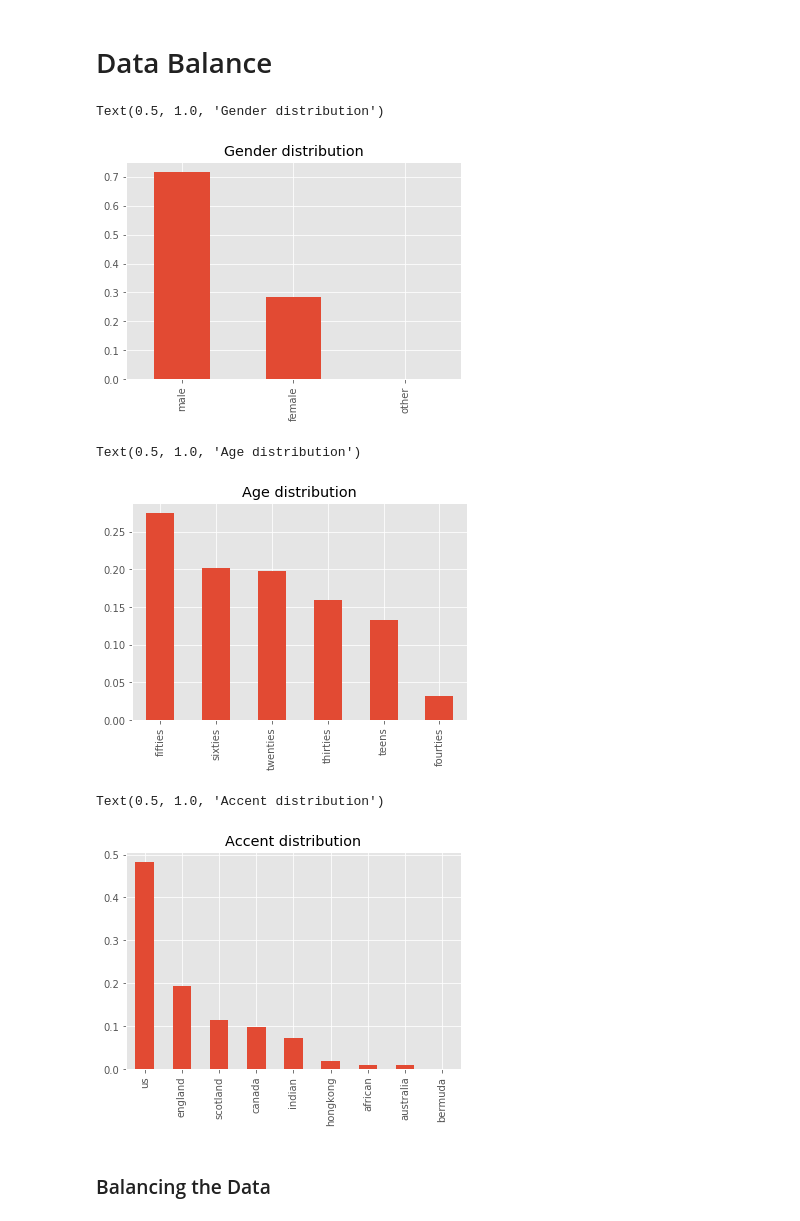
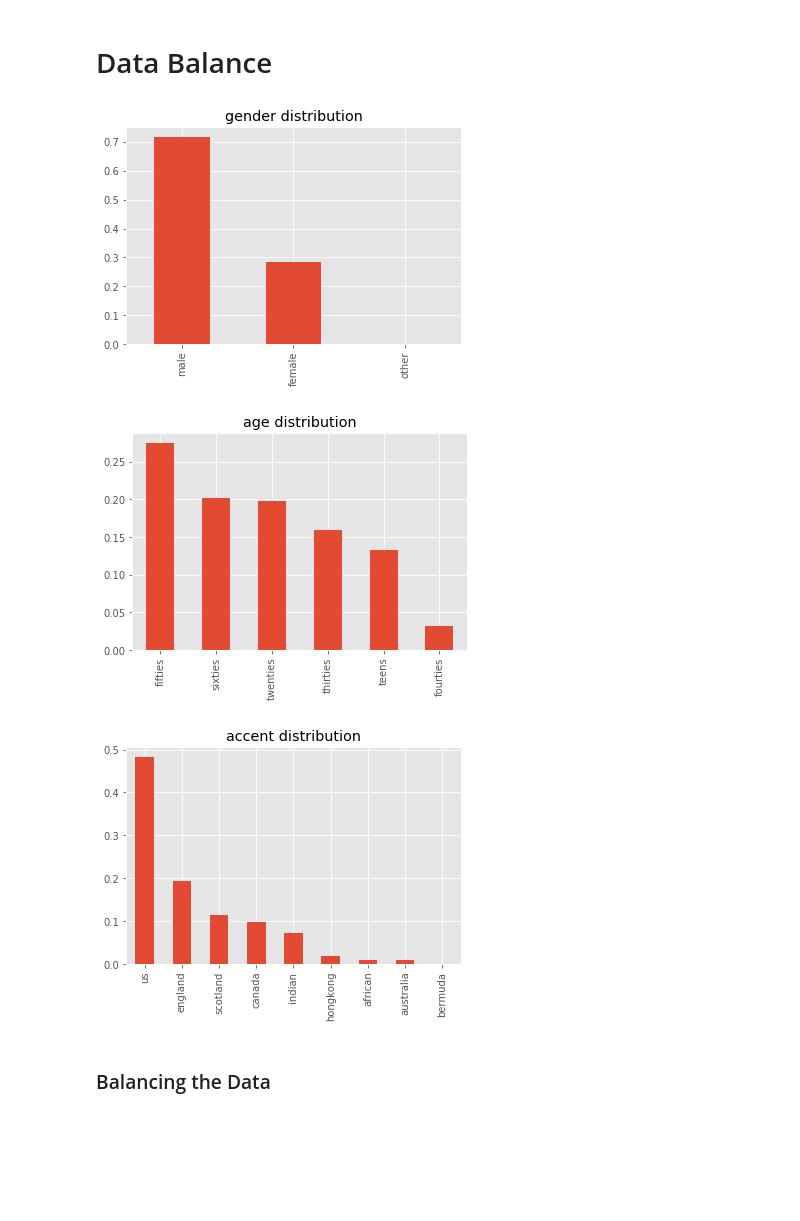
Before and after one commit to Risto-R/IDS-Project, a Jupyter notebook: Notebook.ipynb, the cells around one changed output. Cells and saved outputs as stored; diff of their text form; code cells hidden in the pictures; blank space fills up the shorter version.

```diff
--- a/Notebook.ipynb
+++ b/Notebook.ipynb
@@ -304,28 +306,19 @@ dtype: float64
 # %% [markdown]
 # Data Balance
 # %%
-counts = df["gender"].value_counts()
-counts = counts/sum(counts)
-counts.plot(kind="bar")
-plt.title("Gender distribution")
+def distribution_plotter(plot_data,feature):
+    counts = plot_data[feature].value_counts()
+    counts = counts/sum(counts)
+    counts.plot(kind="bar")
+    plt.title(feature + " distribution")
+    plt.show()
-# %% [output]
-Text(0.5, 1.0, 'Gender distribution')
-[figure, removed]
-# %%
-counts = df["age"].value_counts()
-counts = counts/sum(counts)
-counts.plot(kind="bar")
-plt.title("Age distribution")
-# %% [output]
-Text(0.5, 1.0, 'Age distribution')
-[figure, removed]
-# %%
-counts = df["accent"].value_counts()
-counts = counts/sum(counts)
-counts.plot(kind="bar")
-plt.title("Accent distribution")
-# %% [output]
-Text(0.5, 1.0, 'Accent distribution')
-[figure, removed]
+# %%
+distribution_plotter(df,"gender")
+distribution_plotter(df,"age")
+distribution_plotter(df,"accent")
+# %% [output]
+[figure, added]
+[figure, added]
+[figure, added]
 # %% [markdown]
 ### Balancing the Data
```
Also changed, not shown: parts of 13 cells of this notebook.
